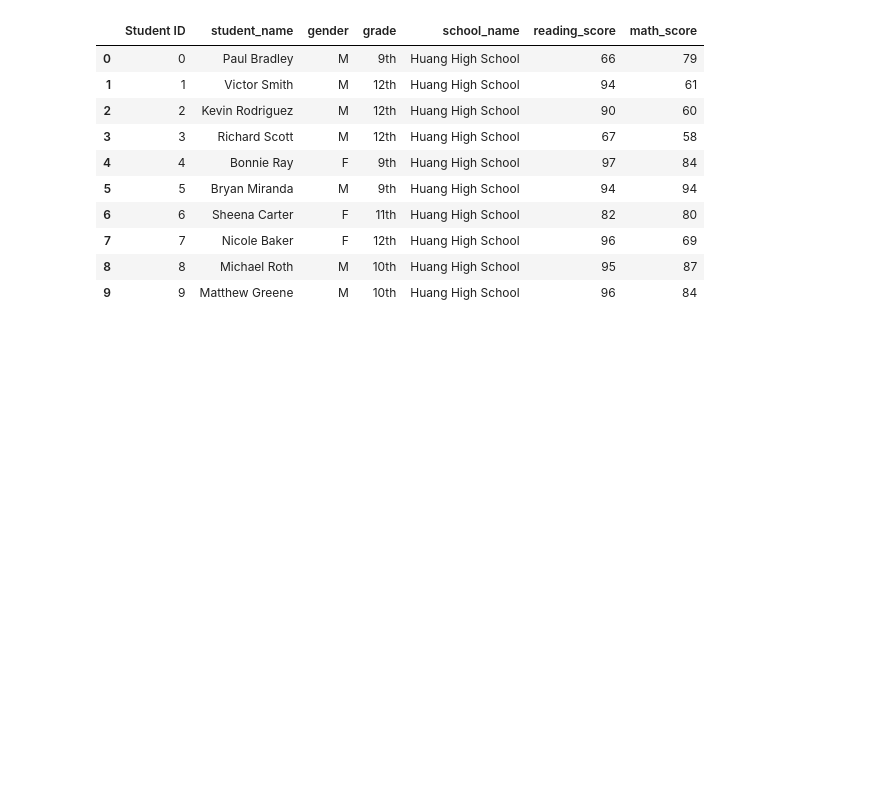
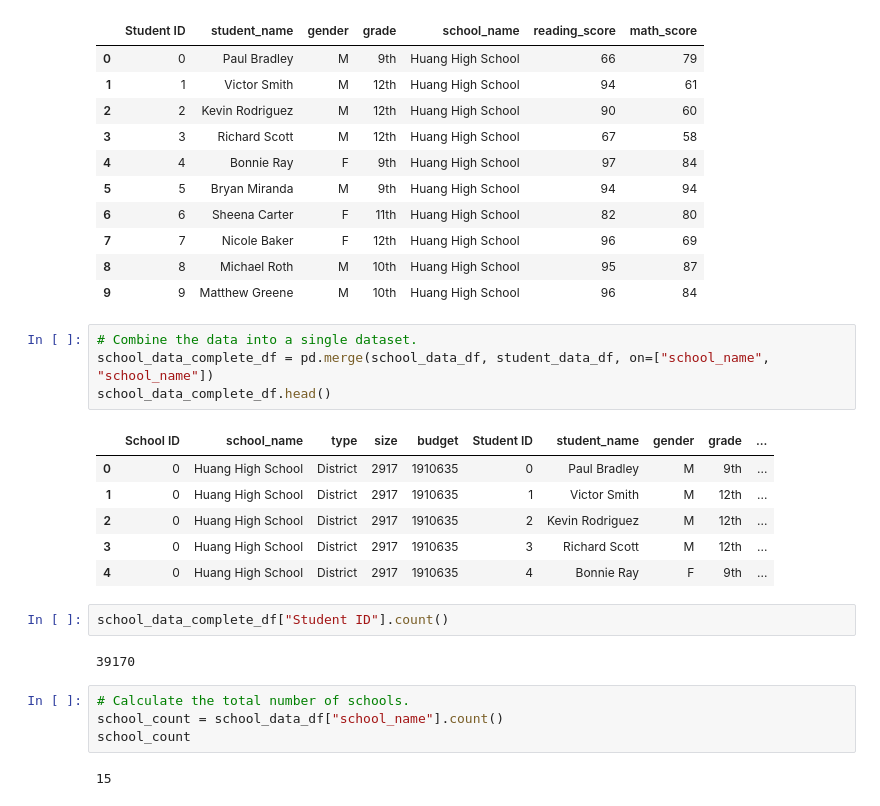
Before and after one commit to zanelouis/School_District_Analysis, a Jupyter notebook: PyCitySchools.ipynb, the cells around one changed output. Drawn from its saved outputs; the diff is of its cells as text; blank space fills up the shorter version.

Commit message:
git commit -m "district summary complete."

```diff
--- a/PyCitySchools.ipynb
+++ b/PyCitySchools.ipynb
@@ -166,3 +166,24 @@ student_data_df.head(10)
 | 7 | 7 | Nicole Baker | F | 12th | Huang High School | 96 | 69 |
 | 8 | 8 | Michael Roth | M | 10th | Huang High School | 95 | 87 |
 | 9 | 9 | Matthew Greene | M | 10th | Huang High School | 96 | 84 |
+# %%
+# Combine the data into a single dataset.
+school_data_complete_df = pd.merge(school_data_df, student_data_df, on=["school_name", "school_name"])
+school_data_complete_df.head()
+# %% [output]
+|  | School ID | school_name | type | size | budget | Student ID | student_name | gender | grade | ... |
+| 0 | 0 | Huang High School | District | 2917 | 1910635 | 0 | Paul Bradley | M | 9th | ... |
+| 1 | 0 | Huang High School | District | 2917 | 1910635 | 1 | Victor Smith | M | 12th | ... |
+| 2 | 0 | Huang High School | District | 2917 | 1910635 | 2 | Kevin Rodriguez | M | 12th | ... |
+| 3 | 0 | Huang High School | District | 2917 | 1910635 | 3 | Richard Scott | M | 12th | ... |
+| 4 | 0 | Huang High School | District | 2917 | 1910635 | 4 | Bonnie Ray | F | 9th | ... |
+# %%
+school_data_complete_df["Student ID"].count()
+# %% [output]
+39170
+# %%
+# Calculate the total number of schools.
+school_count = school_data_df["school_name"].count()
+school_count
+# %% [output]
+15
```
Also changed, not shown: parts of 23 cells of this notebook, 2 other files.
